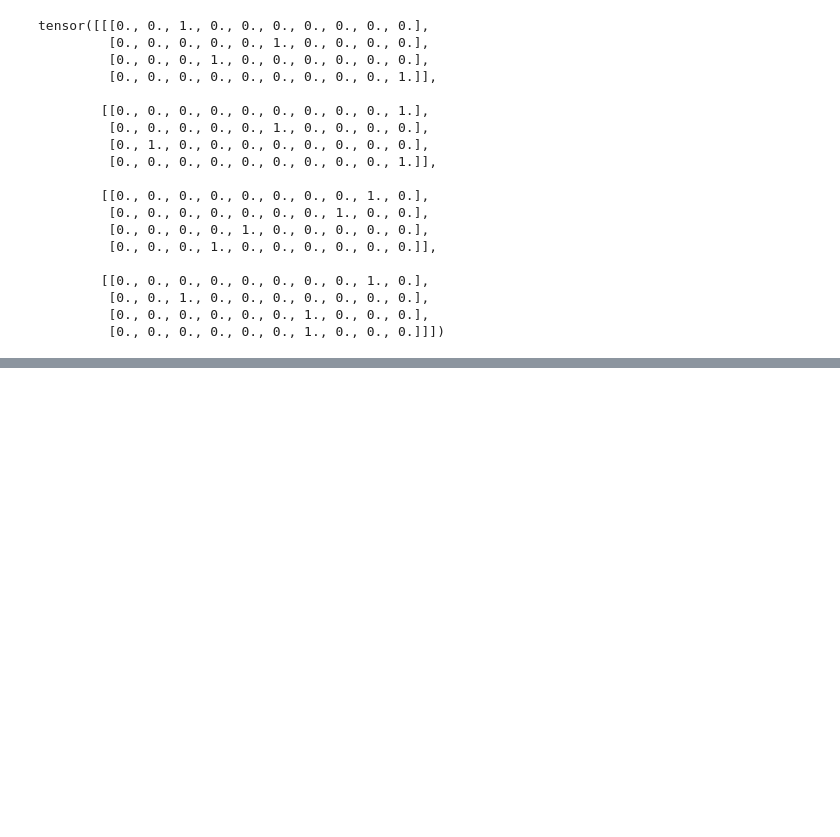
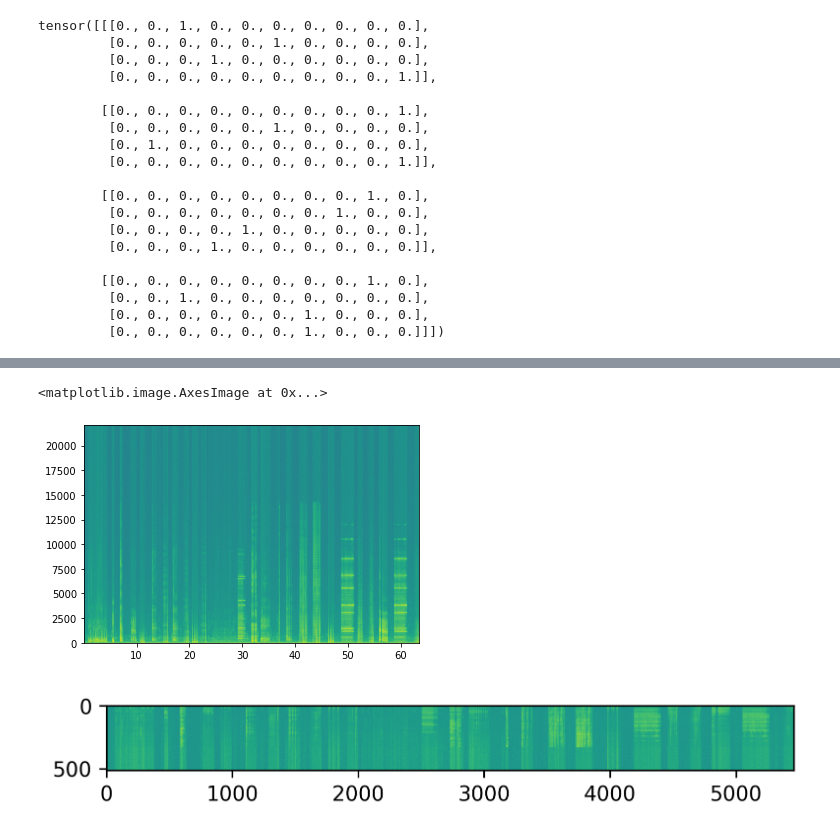
Before and after one commit to RavenKiller/SELDnet-pytorch, a Jupyter notebook: 未命名.ipynb, the cells around one changed output, grey strips where cells are left out. Drawn from its saved outputs; the diff is of its cells as text; code cells hidden in the pictures; blank space fills up the shorter version.

```diff
--- a/未命名.ipynb
+++ b/未命名.ipynb
@@ -28,0 +196,15 @@ tensor([[[0., 0., 1., 0., 0., 0., 0., 0., 0., 0.],
+# %%
+import matplotlib.pyplot as plt
+import numpy as np
+waveform, sample_freq = torchaudio.load(filepath)
+spectrum,freqs,t,im = plt.specgram(waveform[1,:],NFFT=1024,noverlap=512,window=np.hamming(1024),Fs=44100,mode='psd')
+spectrum = 10*np.log10(spectrum)
+mean_vec = np.mean(spectrum,axis=1,keepdims=True)
+std_vec = np.std(spectrum,axis=1,keepdims=True)
+spectrum = (spectrum-mean_vec)/std_vec
+plt.figure(dpi=300)
+plt.imshow(spectrum)
+# %% [output]
+<matplotlib.image.AxesImage at 0x...>
+[figure, added]
+[figure, added]
```
Also changed, not shown: parts of 12 cells of this notebook, 4 other files.
